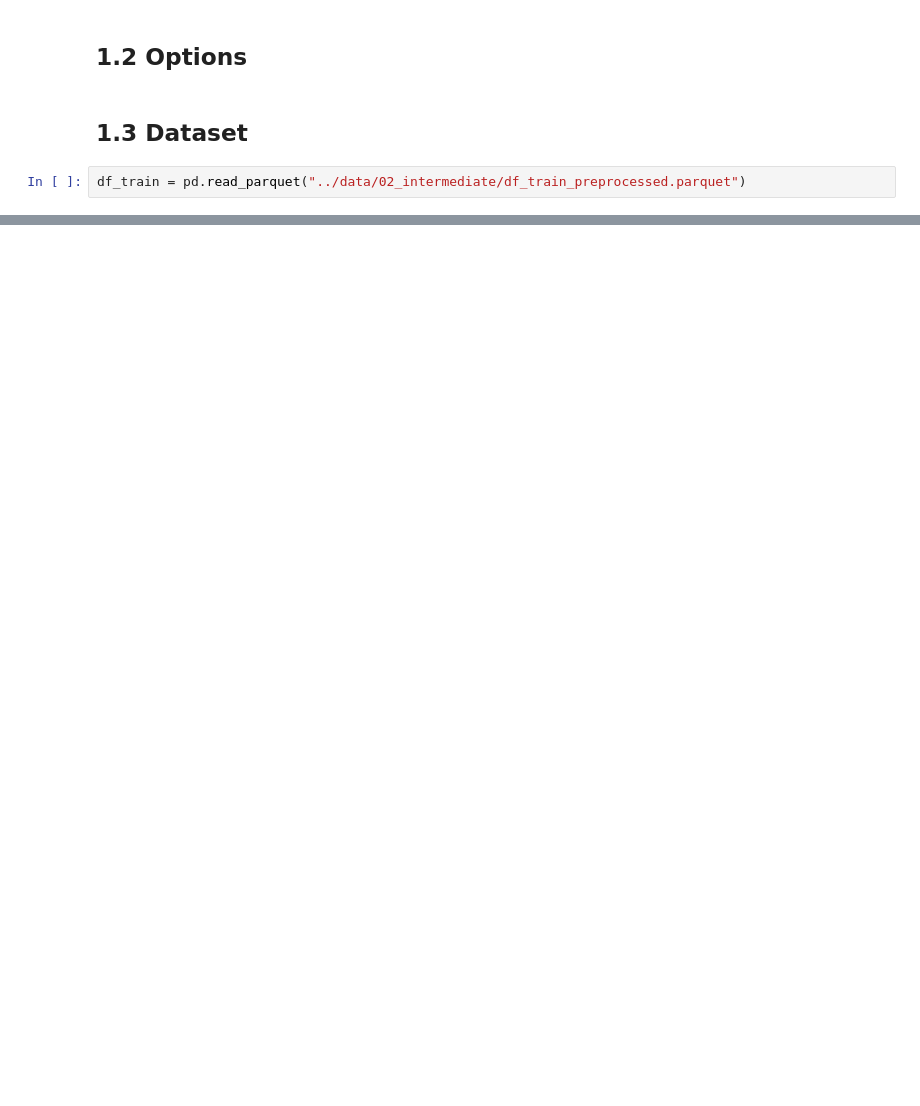
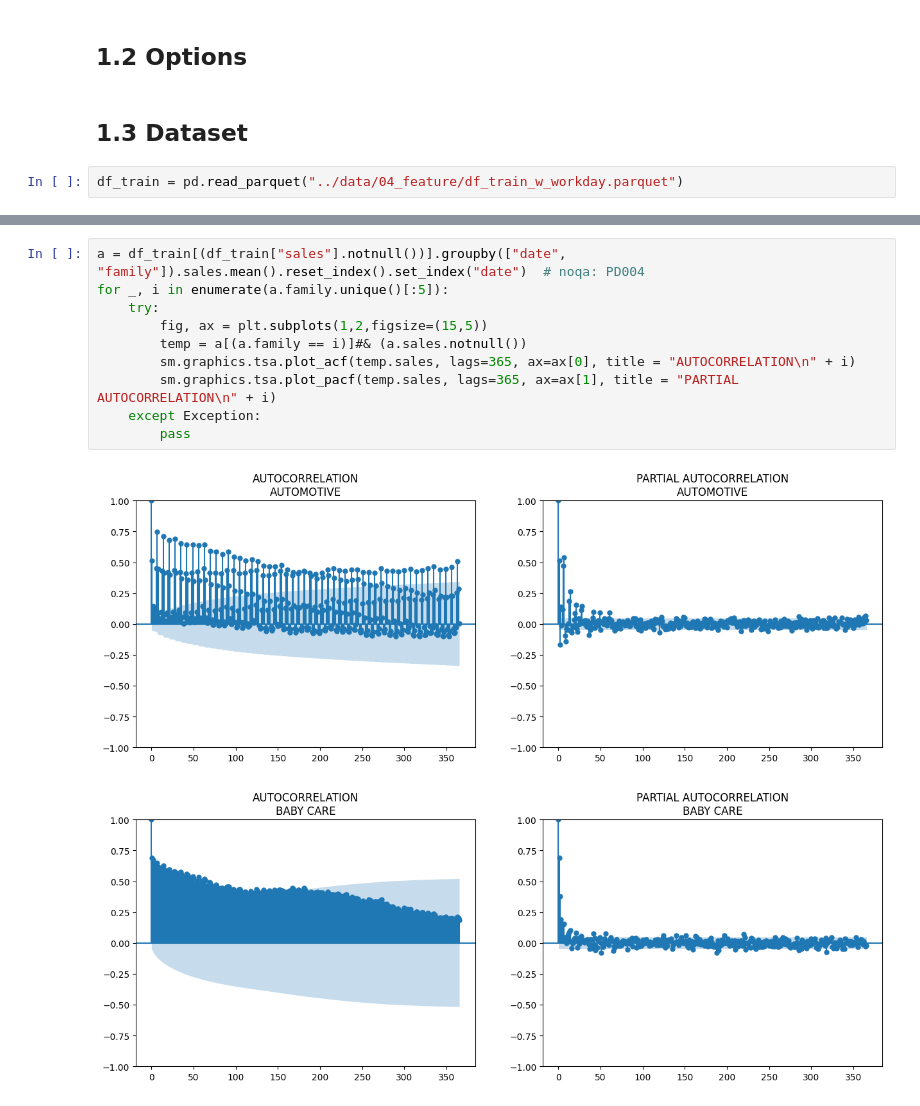
Before and after one commit to BWallyn/store-sales, a Jupyter notebook: notebooks/2.0-time-series-analysis.ipynb, the cells around one changed output, grey strips where cells are left out. Saved outputs shown, nothing was run; the diff lists cells and outputs as text; blank space fills up the shorter version.

Commit message:
feat: Add ACF and PACF plots

```diff
--- a/notebooks/2.0-time-series-analysis.ipynb
+++ b/notebooks/2.0-time-series-analysis.ipynb
@@ -14,5 +16,5 @@ import plotly.express as px
 # %% [markdown]
 ## 1.3 Dataset
 # %%
-df_train = pd.read_parquet("../data/02_intermediate/df_train_preprocessed.parquet")
+df_train = pd.read_parquet("../data/04_feature/df_train_w_workday.parquet")
 # %% [markdown]
@@ -28,0 +32,13 @@ df_train.sample(5)
+# %%
+a = df_train[(df_train["sales"].notnull())].groupby(["date", "family"]).sales.mean().reset_index().set_index("date")  # noqa: PD004
+for _, i in enumerate(a.family.unique()[:5]):
+    try:
+        fig, ax = plt.subplots(1,2,figsize=(15,5))
+        temp = a[(a.family == i)]#& (a.sales.notnull())
+        sm.graphics.tsa.plot_acf(temp.sales, lags=365, ax=ax[0], title = "AUTOCORRELATION\n" + i)
+        sm.graphics.tsa.plot_pacf(temp.sales, lags=365, ax=ax[1], title = "PARTIAL AUTOCORRELATION\n" + i)
+    except Exception:
+        pass
+# %% [output]
+[figure, added]
+[figure, added]
```
Also changed, not shown: parts of 4 cells of this notebook.
